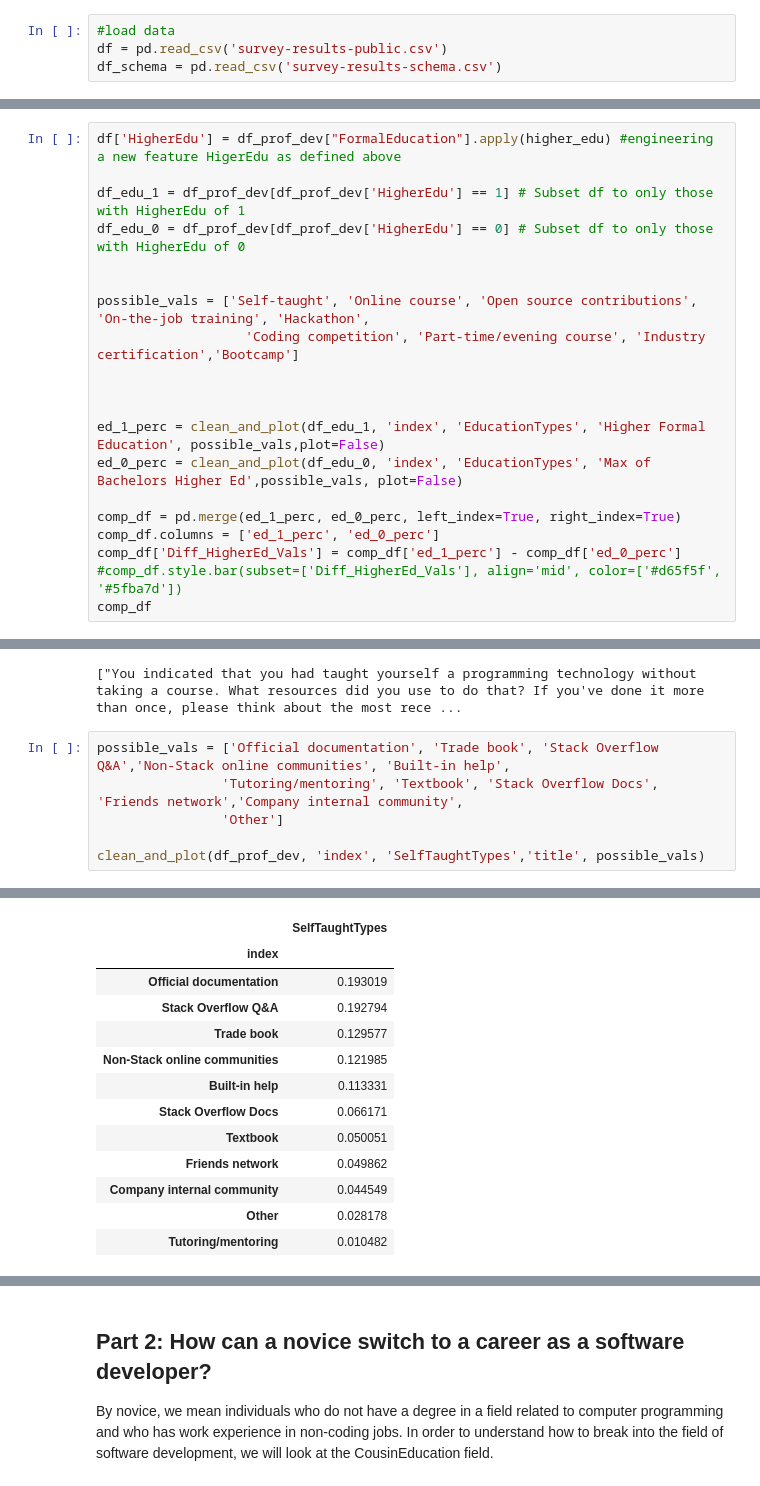
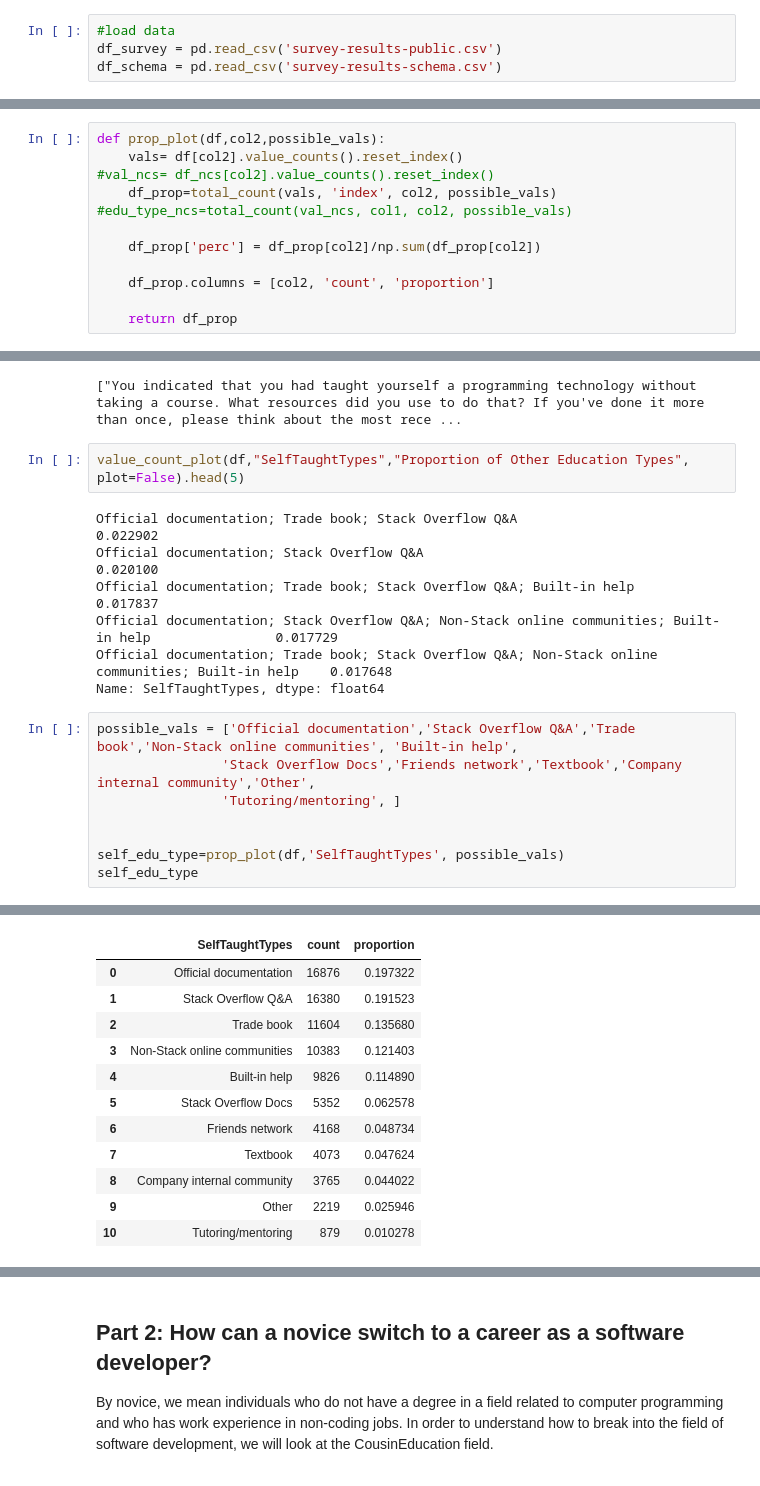
Before and after one commit to Marvykalu/DataScience_Projects, a Jupyter notebook: stackoverflow_developer_survey_2017/Exploratory_Data_Analysis_File.ipynb, the cells around one changed output, grey strips where cells are left out. Cells and saved outputs as stored; diff of their text form.

```diff
--- a/stackoverflow_developer_survey_2017/Exploratory_Data_Analysis_File.ipynb
+++ b/stackoverflow_developer_survey_2017/Exploratory_Data_Analysis_File.ipynb
@@ -22,5 +22,5 @@ from collections import defaultdict
 %matplotlib inline
 # %%
 #load data
-df = pd.read_csv('survey-results-public.csv')
+df_survey = pd.read_csv('survey-results-public.csv')
 df_schema = pd.read_csv('survey-results-schema.csv')
@@ -280,0 +272,12 @@ def clean_and_plot(df, col1,col2, title, possible_vals, plot=True):
+# %%
+def prop_plot(df,col2,possible_vals):
+    vals= df[col2].value_counts().reset_index()
+#val_ncs= df_ncs[col2].value_counts().reset_index()
+    df_prop=total_count(vals, 'index', col2, possible_vals)
+#edu_type_ncs=total_count(val_ncs, col1, col2, possible_vals)
+
+    df_prop['perc'] = df_prop[col2]/np.sum(df_prop[col2])
+
+    df_prop.columns = [col2, 'count', 'proportion']
+
+    return df_prop
@@ -305,20 +311,0 @@ def higher_edu(formal_ed_str):
-# %%
-df['HigherEdu'] = df_prof_dev["FormalEducation"].apply(higher_edu) #engineering a new feature HigerEdu as defined above
-
-df_edu_1 = df_prof_dev[df_prof_dev['HigherEdu'] == 1] # Subset df to only those with HigherEdu of 1
-df_edu_0 = df_prof_dev[df_prof_dev['HigherEdu'] == 0] # Subset df to only those with HigherEdu of 0
-
-
-possible_vals = ['Self-taught', 'Online course', 'Open source contributions', 'On-the-job training', 'Hackathon',
-                   'Coding competition', 'Part-time/evening course', 'Industry certification','Bootcamp']
-
-
-
-ed_1_perc = clean_and_plot(df_edu_1, 'index', 'EducationTypes', 'Higher Formal Education', possible_vals,plot=False)
-ed_0_perc = clean_and_plot(df_edu_0, 'index', 'EducationTypes', 'Max of Bachelors Higher Ed',possible_vals, plot=False)
-
-comp_df = pd.merge(ed_1_perc, ed_0_perc, left_index=True, right_index=True)
-comp_df.columns = ['ed_1_perc', 'ed_0_perc']
-comp_df['Diff_HigherEd_Vals'] = comp_df['ed_1_perc'] - comp_df['ed_0_perc']
-#comp_df.style.bar(subset=['Diff_HigherEd_Vals'], align='mid', color=['#d65f5f', '#5fba7d'])
-comp_df
@@ -344,10 +325,21 @@ but since we saw earlier that Computer Science or Software Engineering were the
 print_question('SelfTaughtTypes')
 # %% [output]
 ["You indicated that you had taught yourself a programming technology without taking a course. What resources did you use to do that? If you've done it more than once, please think about the most rece ...
+# %%
+value_count_plot(df,"SelfTaughtTypes","Proportion of Other Education Types", plot=False).head(5)
+# %% [output]
+Official documentation; Trade book; Stack Overflow Q&A                                                 0.022902
+Official documentation; Stack Overflow Q&A                                                             0.020100
+Official documentation; Trade book; Stack Overflow Q&A; Built-in help                                  0.017837
+Official documentation; Stack Overflow Q&A; Non-Stack online communities; Built-in help                0.017729
+Official documentation; Trade book; Stack Overflow Q&A; Non-Stack online communities; Built-in help    0.017648
+Name: SelfTaughtTypes, dtype: float64
 # %%
-possible_vals = ['Official documentation', 'Trade book', 'Stack Overflow Q&A','Non-Stack online communities', 'Built-in help',
-                'Tutoring/mentoring', 'Textbook', 'Stack Overflow Docs', 'Friends network','Company internal community',
-                'Other']
+possible_vals = ['Official documentation','Stack Overflow Q&A','Trade book','Non-Stack online communities', 'Built-in help',
+                'Stack Overflow Docs','Friends network','Textbook','Company internal community','Other',
+                'Tutoring/mentoring', ]
 
-clean_and_plot(df_prof_dev, 'index', 'SelfTaughtTypes','title', possible_vals)
+
+self_edu_type=prop_plot(df,'SelfTaughtTypes', possible_vals)
+self_edu_type
 # %% [output]
@@ -355,13 +346,12 @@ clean_and_plot(df_prof_dev, 'index', 'SelfTaughtTypes','title', possible_vals)
-|  | SelfTaughtTypes |
-| index |  |
-| Official documentation | 0.193019 |
-| Stack Overflow Q&A | 0.192794 |
-| Trade book | 0.129577 |
-| Non-Stack online communities | 0.121985 |
-| Built-in help | 0.113331 |
-| Stack Overflow Docs | 0.066171 |
-| Textbook | 0.050051 |
-| Friends network | 0.049862 |
-| Company internal community | 0.044549 |
-| Other | 0.028178 |
-| Tutoring/mentoring | 0.010482 |
+|  | SelfTaughtTypes | count | proportion |
+| 0 | Official documentation | 16876 | 0.197322 |
+| 1 | Stack Overflow Q&A | 16380 | 0.191523 |
+| 2 | Trade book | 11604 | 0.135680 |
+| 3 | Non-Stack online communities | 10383 | 0.121403 |
+| 4 | Built-in help | 9826 | 0.114890 |
+| 5 | Stack Overflow Docs | 5352 | 0.062578 |
+| 6 | Friends network | 4168 | 0.048734 |
+| 7 | Textbook | 4073 | 0.047624 |
+| 8 | Company internal community | 3765 | 0.044022 |
+| 9 | Other | 2219 | 0.025946 |
+| 10 | Tutoring/mentoring | 879 | 0.010278 |
```
Also changed, not shown: parts of 114 cells of this notebook.
